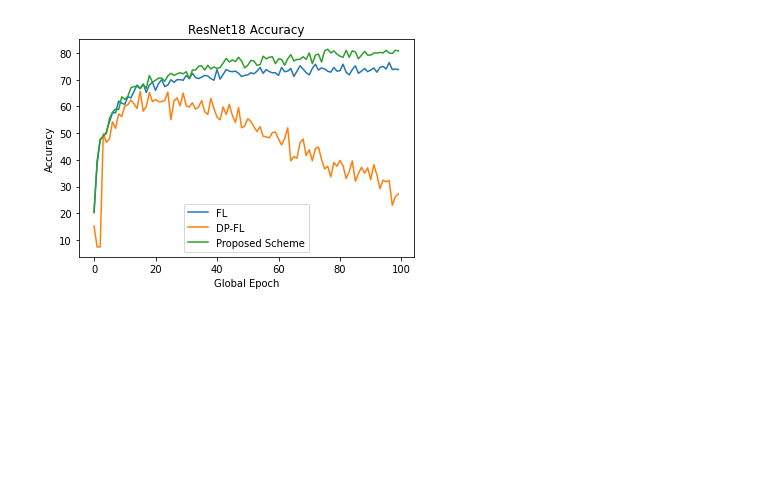
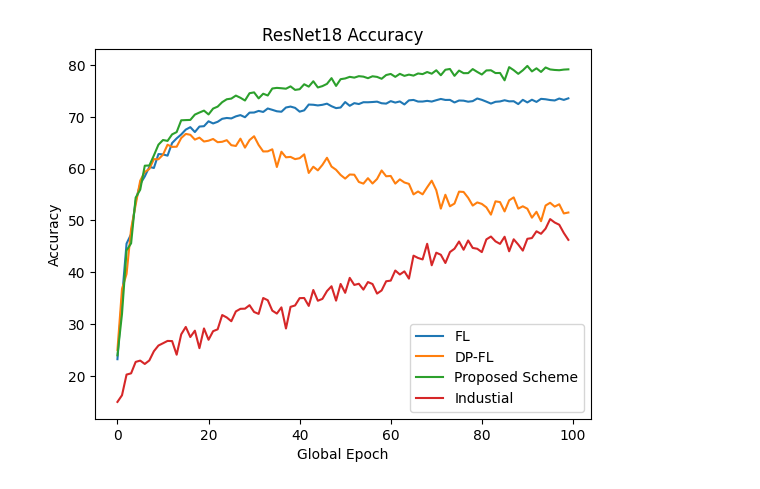
Before and after one commit to Wayne310400/DPtest, a Jupyter notebook: Differential-Privacy-Based-Federated-Learning-master/experiment/draw.ipynb, the cells around one changed output. Drawn from its saved outputs; the diff is of its cells as text; code cells hidden in the pictures; blank space fills up the shorter version.

```diff
--- a/Differential-Privacy-Based-Federated-Learning-master/experiment/draw.ipynb
+++ b/Differential-Privacy-Based-Federated-Learning-master/experiment/draw.ipynb
@@ -77,25 +85,29 @@ plt.savefig(target + 'sec_cnn.png')
 # %%
-model = 'resnet'
+model = 'resnet18'
 plt.figure()
 plt.ylabel('Accuracy')
 plt.xlabel('Global Epoch')
-none_acc = openfile(root + 'acc_{}_{}_100_dp_{}_epsilon_{}_drop_{}.dat'.format(dataset, model, 'None', eps, drop))
-dp_acc = openfile(root + 'acc_{}_{}_100_dp_{}_epsilon_{}_drop_{}.dat'.format(dataset, model, 'DP2', eps, drop))
-proposed_acc = openfile(root + 'acc_{}_{}_100_dp_{}_epsilon_{}_drop_{}.dat'.format(dataset, model, 'Proposed', eps, drop))
+none_acc = openfile(root + 'acc_{}_{}_100_drop_{}_bs_64_lr_0.01_dp_{}_epsilon_1.0_clip_2.0.dat'.format(dataset, model, drop, 'None'))
+dp_acc = openfile(root + 'acc_{}_{}_100_drop_{}_bs_64_lr_0.01_dp_{}_epsilon_1.0_clip_2.0.dat'.format(dataset, model, drop, 'DP2'))
+proposed_acc = openfile(root + 'acc_{}_{}_100_drop_{}_bs_64_lr_0.01_dp_{}_epsilon_1.0_clip_2.0.dat'.format(dataset, model, drop, 'Proposed'))
+indust_acc = openfile(root + 'acc_{}_{}_100_drop_{}_bs_64_lr_0.01_dp_{}_epsilon_1.0_clip_2.0.dat'.format(dataset, model, drop, 'Indust'))
 none_resnet_time = none_acc[0]
 dp_resnet_time = dp_acc[0]
 proposed_resnet_time = proposed_acc[0]
+indust_resnet_time = indust_acc[0]
 none_acc = none_acc[1:]
 dp_acc = dp_acc[1:]
 proposed_acc = proposed_acc[1:]
+indust_acc = indust_acc[1:]
 plt.plot(range(len(none_acc)), none_acc, label='FL')
 plt.plot(range(len(dp_acc)), dp_acc, label='DP-FL')
 plt.plot(range(len(proposed_acc)), proposed_acc, label='Proposed Scheme')
+plt.plot(range(len(indust_acc)), indust_acc, label='Industial')
 plt.title('ResNet18 Accuracy')
 plt.legend()
 plt.savefig(target + 'acc_resnet.png')
 # %% [output]
-[figure, old version]
+[figure, new version]
 # %%
 plt.figure()
 plt.ylabel('Loss')
```
Also changed, not shown: parts of 8 cells of this notebook, 4 other files.
